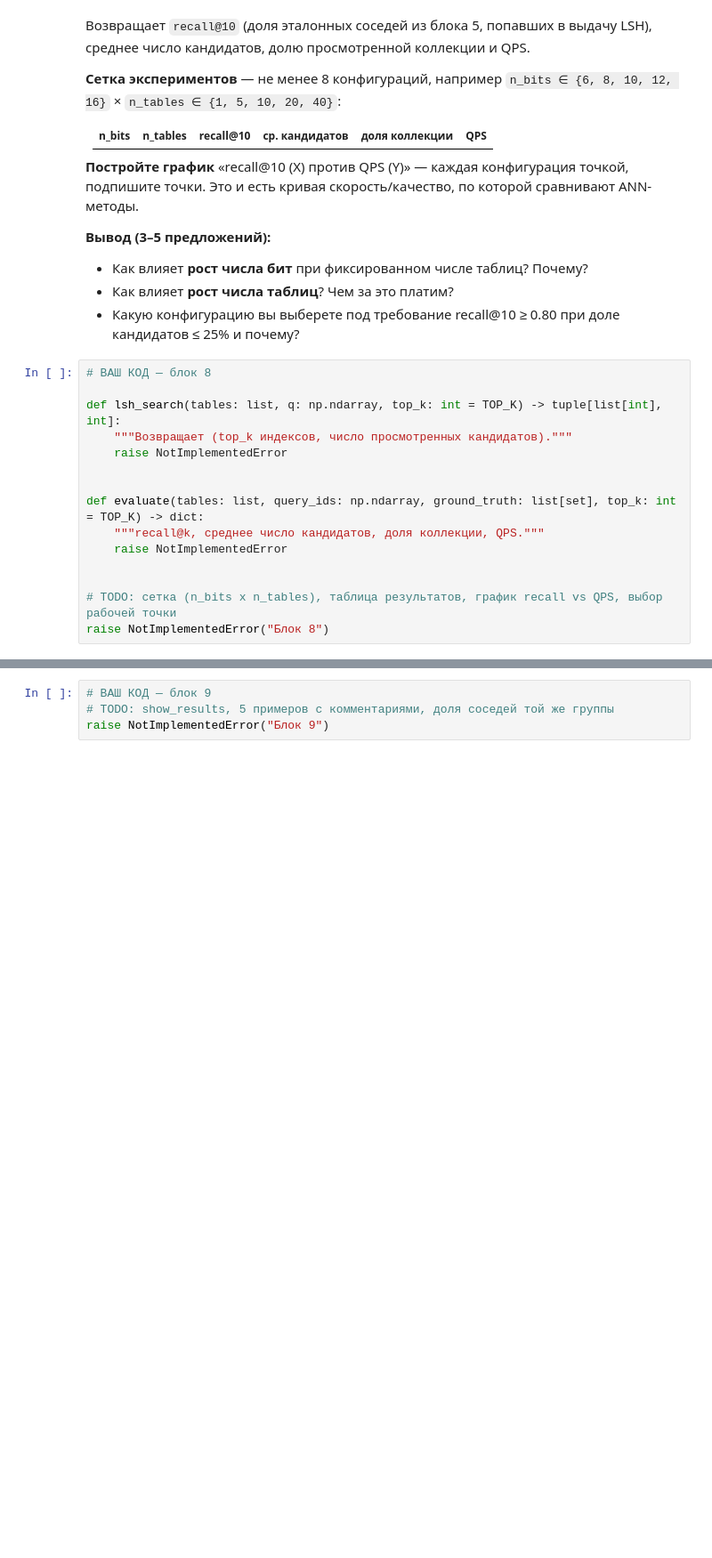
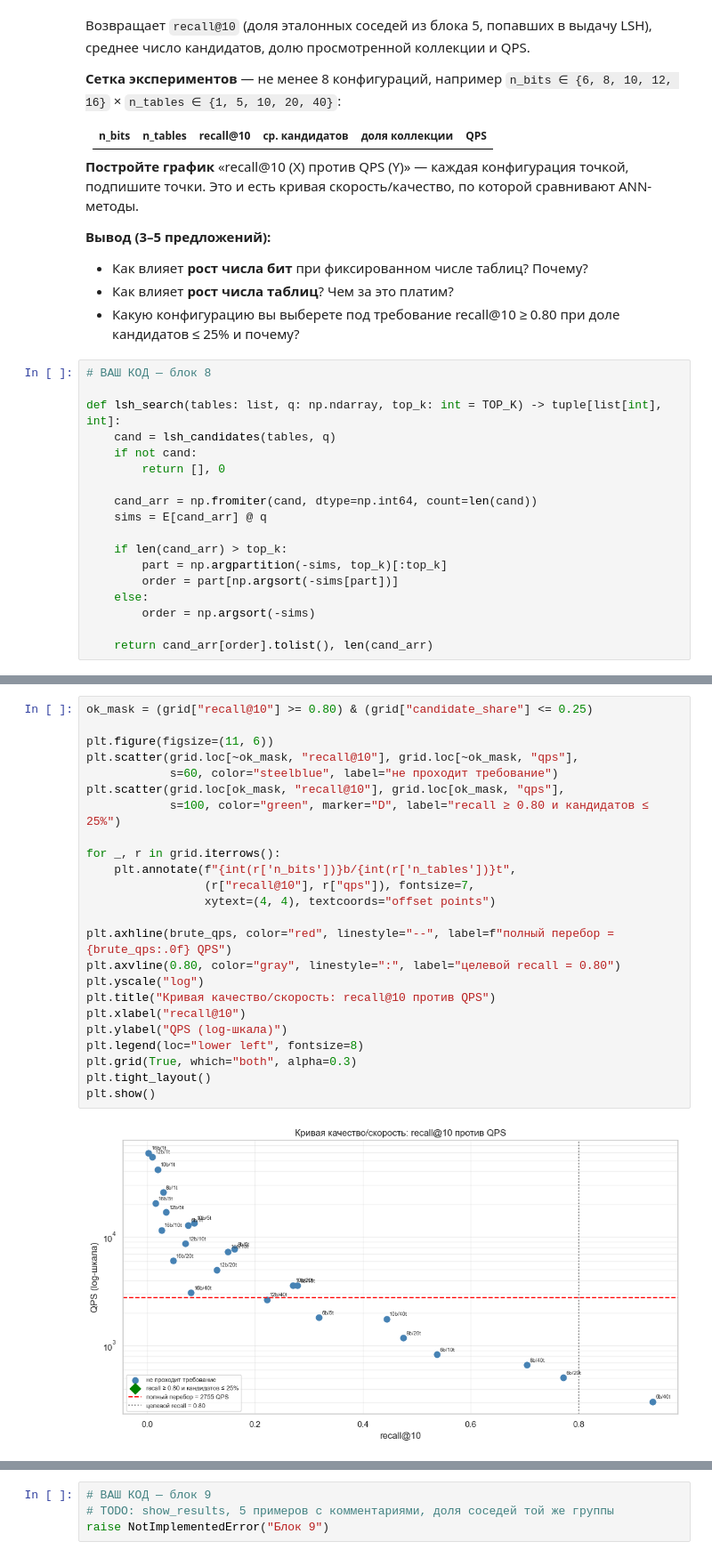
Before and after one commit to KrisTinaShch/practice_knn_lsh, a Jupyter notebook: practice_knn_lsh.ipynb, the cells around one changed output, grey strips where cells are left out. Shown at 89% size. Cells and saved outputs as stored; diff of their text form; blank space fills up the shorter version.

Commit message:
Evaluate LSH recall-speed tradeoff and select best configuration

```diff
--- a/practice_knn_lsh.ipynb
+++ b/practice_knn_lsh.ipynb
@@ -769,14 +769,17 @@ for k in range(1, N_TABLES + 1):
 # ВАШ КОД — блок 8
 
 def lsh_search(tables: list, q: np.ndarray, top_k: int = TOP_K) -> tuple[list[int], int]:
-    """Возвращает (top_k индексов, число просмотренных кандидатов)."""
-    raise NotImplementedError
+    cand = lsh_candidates(tables, q)
+    if not cand:
+        return [], 0
 
+    cand_arr = np.fromiter(cand, dtype=np.int64, count=len(cand))
+    sims = E[cand_arr] @ q
 
-def evaluate(tables: list, query_ids: np.ndarray, ground_truth: list[set], top_k: int = TOP_K) -> dict:
-    """recall@k, среднее число кандидатов, доля коллекции, QPS."""
-    raise NotImplementedError
+    if len(cand_arr) > top_k:
+        part = np.argpartition(-sims, top_k)[:top_k]
+        order = part[np.argsort(-sims[part])]
+    else:
+        order = np.argsort(-sims)
 
-
-# TODO: сетка (n_bits x n_tables), таблица результатов, график recall vs QPS, выбор рабочей точки
-raise NotImplementedError("Блок 8")
+    return cand_arr[order].tolist(), len(cand_arr)
@@ -782,0 +892,26 @@ raise NotImplementedError("Блок 8")
+# %%
+ok_mask = (grid["recall@10"] >= 0.80) & (grid["candidate_share"] <= 0.25)
+
+plt.figure(figsize=(11, 6))
+plt.scatter(grid.loc[~ok_mask, "recall@10"], grid.loc[~ok_mask, "qps"],
+            s=60, color="steelblue", label="не проходит требование")
+plt.scatter(grid.loc[ok_mask, "recall@10"], grid.loc[ok_mask, "qps"],
+            s=100, color="green", marker="D", label="recall ≥ 0.80 и кандидатов ≤ 25%")
+
+for _, r in grid.iterrows():
+    plt.annotate(f"{int(r['n_bits'])}b/{int(r['n_tables'])}t",
+                 (r["recall@10"], r["qps"]), fontsize=7,
+                 xytext=(4, 4), textcoords="offset points")
+
+plt.axhline(brute_qps, color="red", linestyle="--", label=f"полный перебор = {brute_qps:.0f} QPS")
+plt.axvline(0.80, color="gray", linestyle=":", label="целевой recall = 0.80")
+plt.yscale("log")
+plt.title("Кривая качество/скорость: recall@10 против QPS")
+plt.xlabel("recall@10")
+plt.ylabel("QPS (log-шкала)")
+plt.legend(loc="lower left", fontsize=8)
+plt.grid(True, which="both", alpha=0.3)
+plt.tight_layout()
+plt.show()
+# %% [output]
+[figure, added]
```
Also changed, not shown: parts of 4 cells of this notebook.
